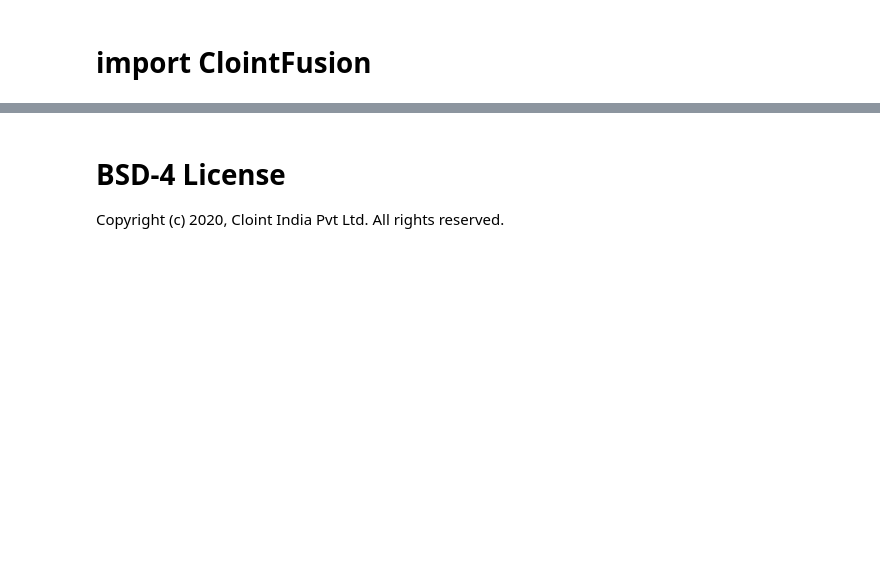
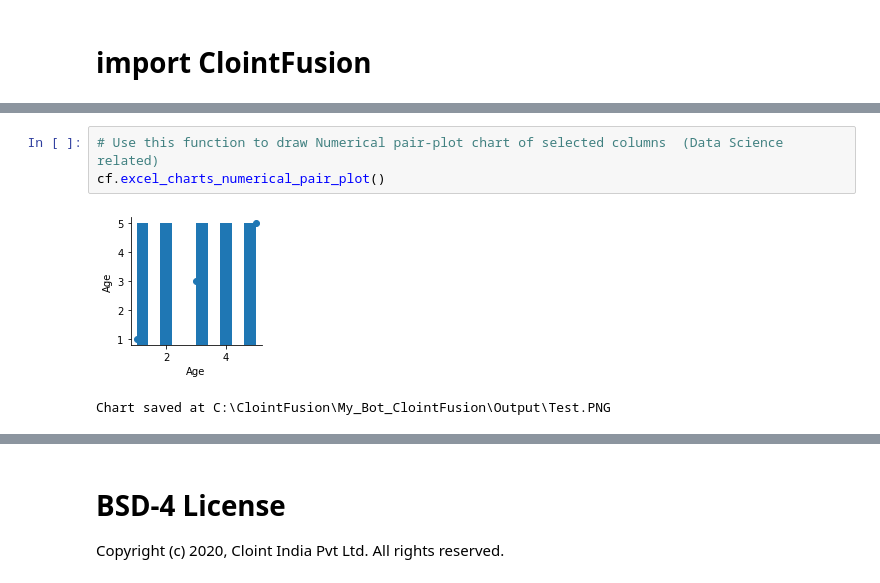
Before and after one commit to sumukhbhandarkar/ClointFusion, a Jupyter notebook: ClointFusion_Labs.ipynb, the cells around one changed output, grey strips where cells are left out. Cells and saved outputs as stored; diff of their text form; blank space fills up the shorter version.

```diff
--- a/ClointFusion_Labs.ipynb
+++ b/ClointFusion_Labs.ipynb
@@ -78,0 +330,6 @@ Hi None ! Welcome to ClointFusion 👍️
+# %%
+# Use this function to draw Numerical pair-plot chart of selected columns  (Data Science related)
+cf.excel_charts_numerical_pair_plot()
+# %% [output]
+[figure, added]
+Chart saved at C:\ClointFusion\My_Bot_ClointFusion\Output\Test.PNG
```
Also changed, not shown: parts of 129 cells of this notebook.
